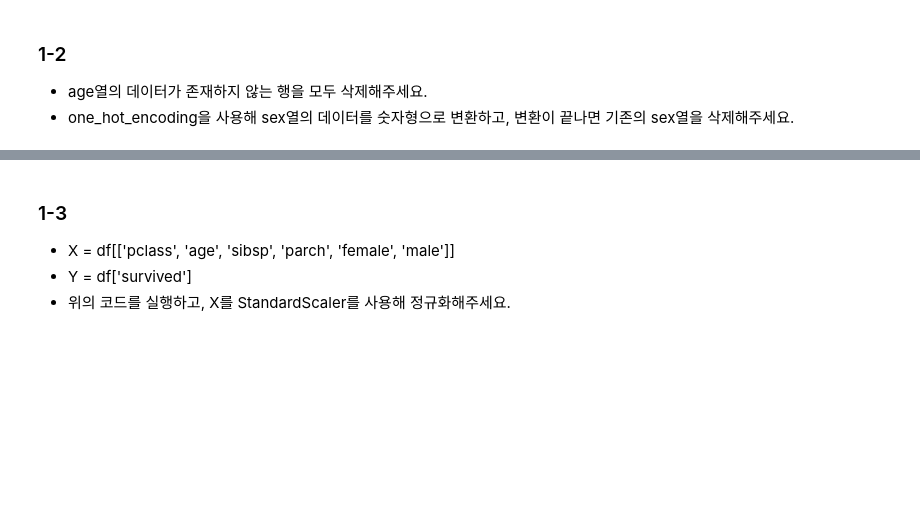
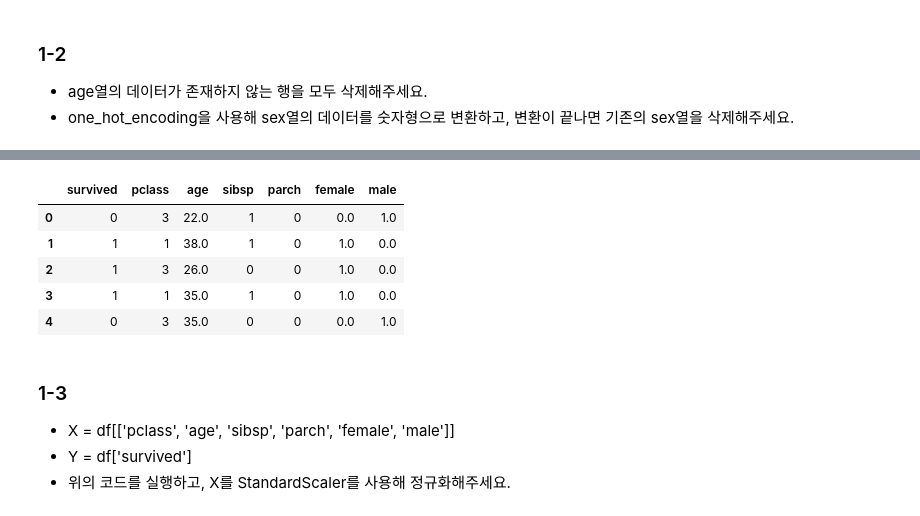
Before and after one commit to s2ul2/bitamin, a Jupyter notebook: 6/6주차 복습과제(kNN, SVM).ipynb, the cells around one changed output, grey strips where cells are left out. Saved outputs shown, nothing was run; the diff lists cells and outputs as text; code cells hidden in the pictures; blank space fills up the shorter version.

```diff
--- a/6/6주차 복습과제(kNN, SVM).ipynb
+++ b/6/6주차 복습과제(kNN, SVM).ipynb
@@ -16,3 +72,20 @@ df = sns.load_dataset('titanic')
+# %%
+from sklearn.preprocessing import OneHotEncoder
+
+o_encoder = OneHotEncoder(sparse = False)
+oh = o_encoder.fit_transform(df[['sex']])
+oh = pd.DataFrame(oh)
+oh.columns = ['female', 'male']
+df = pd.concat([df, oh], axis = 1)
+df = df.drop('sex', axis = 1)
+df.head()
+# %% [output]
+|  | survived | pclass | age | sibsp | parch | female | male |
+| 0 | 0 | 3 | 22.0 | 1 | 0 | 0.0 | 1.0 |
+| 1 | 1 | 1 | 38.0 | 1 | 0 | 1.0 | 0.0 |
+| 2 | 1 | 3 | 26.0 | 0 | 0 | 1.0 | 0.0 |
+| 3 | 1 | 1 | 35.0 | 1 | 0 | 1.0 | 0.0 |
+| 4 | 0 | 3 | 35.0 | 0 | 0 | 0.0 | 1.0 |
 # %% [markdown]
 ### 1-3
 * X = df[['pclass', 'age', 'sibsp', 'parch', 'female', 'male']]
```
Also changed, not shown: parts of 14 cells of this notebook.
